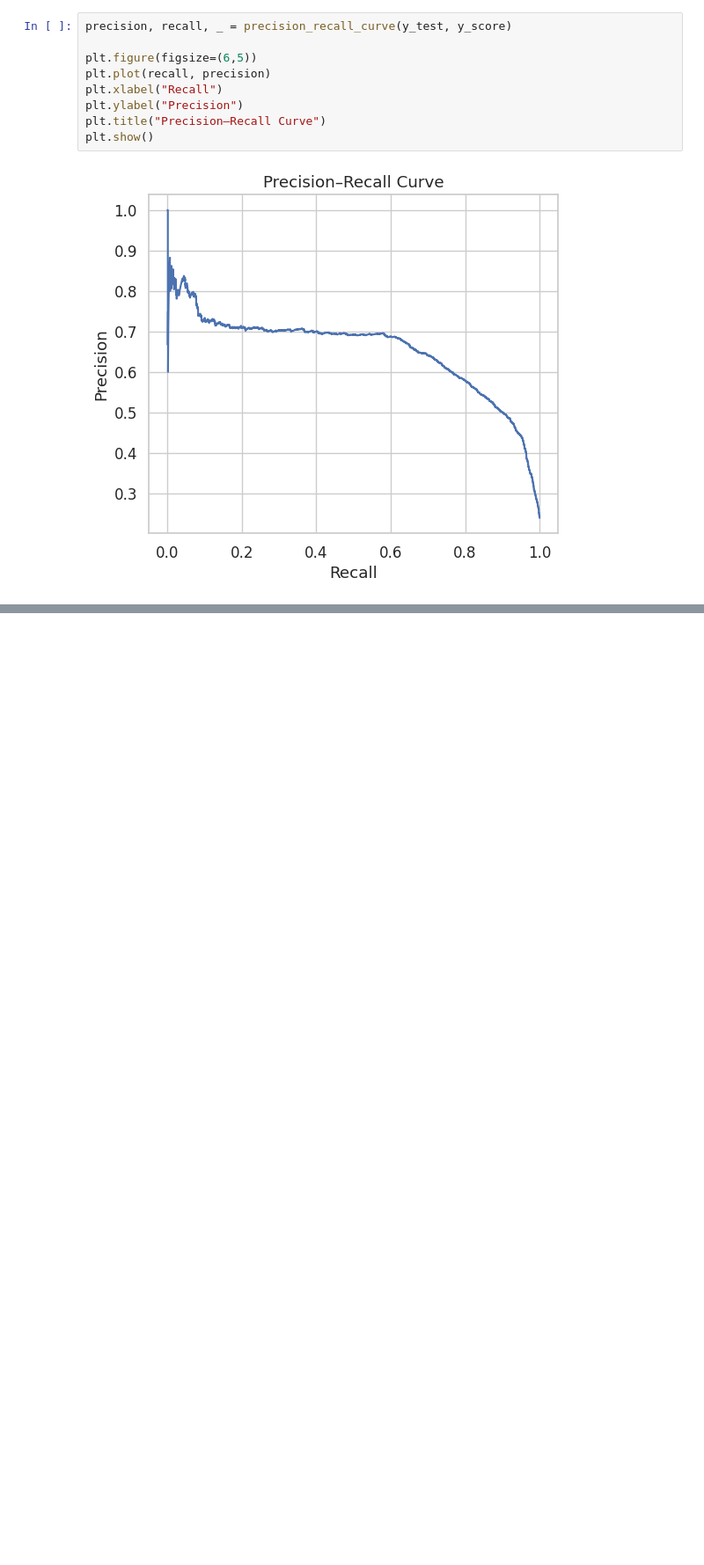
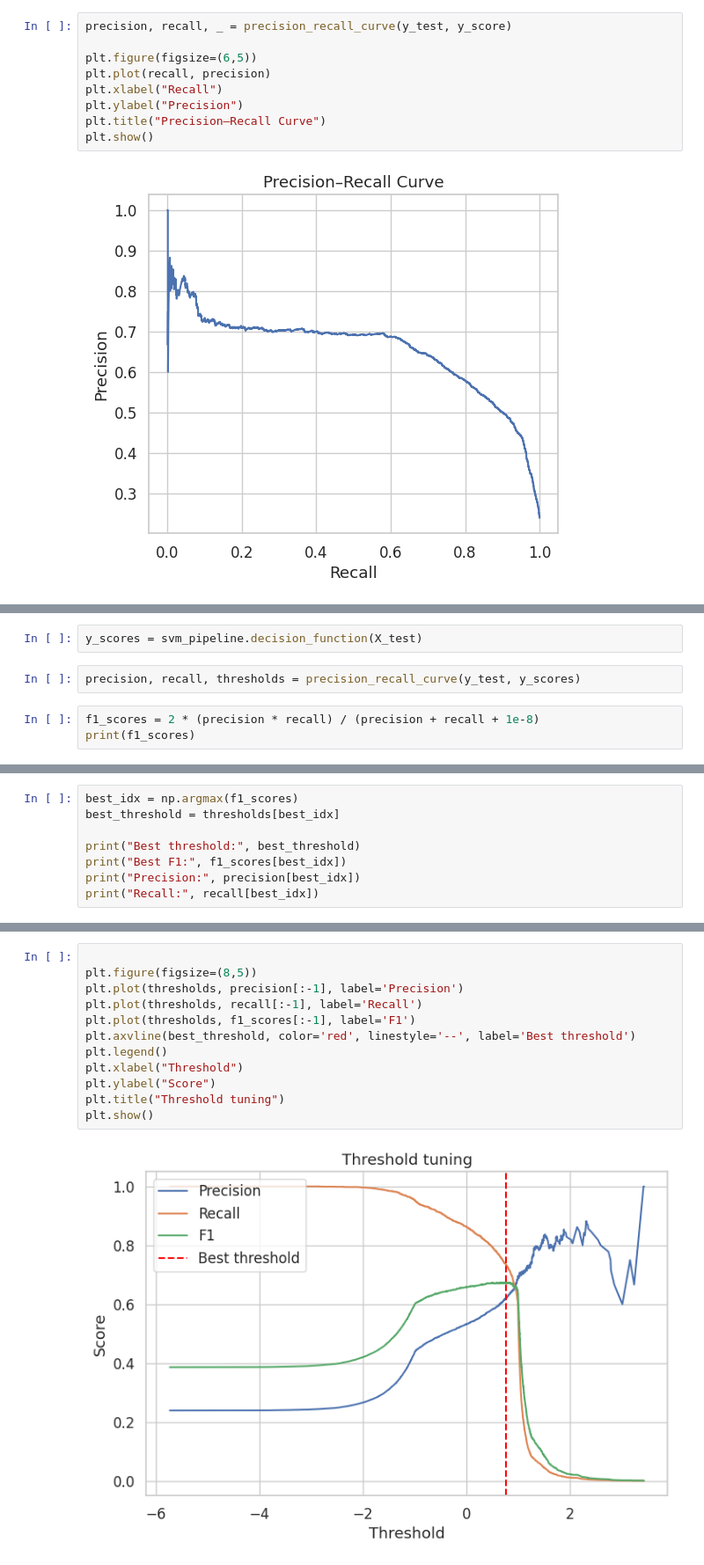
Before and after one commit to Najer-jril/BelajarML, a Jupyter notebook: 02_LEARNING/02_Supervised/SVM/adult_income_SVM.ipynb, the cells around one changed output, grey strips where cells are left out. Shown at 88% size. Cells and saved outputs as stored; diff of their text form; blank space fills up the shorter version.

Commit message:
featt: add threshold tuning (precision–recall tradeoff)

```diff
--- a/02_LEARNING/02_Supervised/SVM/adult_income_SVM.ipynb
+++ b/02_LEARNING/02_Supervised/SVM/adult_income_SVM.ipynb
@@ -535,0 +538,7 @@ plt.show()
+# %%
+y_scores = svm_pipeline.decision_function(X_test)
+# %%
+precision, recall, thresholds = precision_recall_curve(y_test, y_scores)
+# %%
+f1_scores = 2 * (precision * recall) / (precision + recall + 1e-8)
+print(f1_scores)
@@ -535,0 +547,8 @@ plt.show()
+# %%
+best_idx = np.argmax(f1_scores)
+best_threshold = thresholds[best_idx]
+
+print("Best threshold:", best_threshold)
+print("Best F1:", f1_scores[best_idx])
+print("Precision:", precision[best_idx])
+print("Recall:", recall[best_idx])
@@ -535,0 +573,14 @@ plt.show()
+# %%
+
+plt.figure(figsize=(8,5))
+plt.plot(thresholds, precision[:-1], label='Precision')
+plt.plot(thresholds, recall[:-1], label='Recall')
+plt.plot(thresholds, f1_scores[:-1], label='F1')
+plt.axvline(best_threshold, color='red', linestyle='--', label='Best threshold')
+plt.legend()
+plt.xlabel("Threshold")
+plt.ylabel("Score")
+plt.title("Threshold tuning")
+plt.show()
+# %% [output]
+[figure, added]
```
Also changed, not shown: parts of 5 cells of this notebook.
